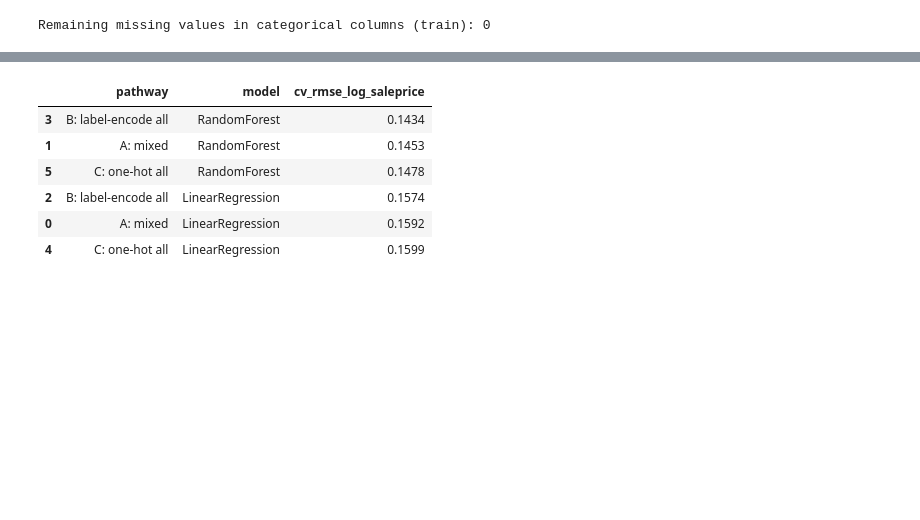
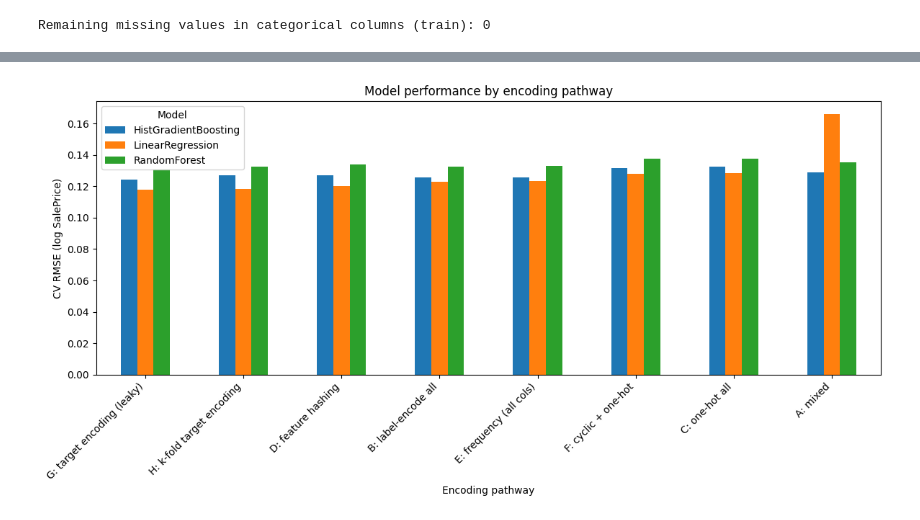
Before and after one commit to andikondazulu/feature-engineering-house-prices-, a Jupyter notebook: House price encoding.ipynb, the cells around one changed output, grey strips where cells are left out. Saved outputs shown, nothing was run; the diff lists cells and outputs as text; code cells hidden in the pictures; blank space fills up the shorter version.

```diff
--- a/House price encoding.ipynb
+++ b/House price encoding.ipynb
@@ -284,54 +335,19 @@ pd.DataFrame({
+# %%
+import matplotlib.pyplot as plt
+
+pivot = results_df.pivot(index='pathway', columns='model', values='cv_rmse_log_saleprice')
+pivot = pivot.reindex(results_df.groupby('pathway')['cv_rmse_log_saleprice'].min().sort_values().index)
+
+fig, ax = plt.subplots(figsize=(12, 6))
+pivot.plot(kind='bar', ax=ax)
+ax.set_ylabel('CV RMSE (log SalePrice)')
+ax.set_xlabel('Encoding pathway')
+ax.set_title('Model performance by encoding pathway')
+ax.legend(title='Model')
+plt.xticks(rotation=45, ha='right')
+plt.tight_layout()
+plt.show()
+# %% [output]
+[figure, added]
 # %%
-def prepare_features(df, target_column, id_column):
-    # 1. Separate features and target
-    X = df.drop(columns=[target_column, id_column], errors='ignore')
-    y = df[target_column]
-
-    # 2. Impute missing numbers
-    numeric_columns = X.select_dtypes(include=[np.number]).columns
-    if not numeric_columns.empty:
-        X[numeric_columns] = SimpleImputer(strategy='median').fit_transform(X[numeric_columns])
-
-    # 3. 🚨 FIX: Only keep numeric columns (drop unencoded text columns)
-    X = X[numeric_columns]
-
-    return X, y
-
-def evaluate_pathway(df, target_column, id_column, model, cv_folds=5, random_state=RANDOM_STATE):
-    X, y = prepare_features(df, target_column, id_column)
-    y_log = np.log1p(y)
-    cv = KFold(n_splits=cv_folds, shuffle=True, random_state=random_state)
-    scores = cross_val_score(model, X, y_log, cv=cv, scoring='neg_root_mean_squared_error')
-    return -scores.mean()
-
-pathways = {
-    'A: mixed': pathway_A_df,
-    'B: label-encode all': pathway_B_df,
-    'C: one-hot all': pathway_C_df,
-}
-
-models = {
-    'LinearRegression': LinearRegression(),
-    'RandomForest': RandomForestRegressor(n_estimators=200, random_state=RANDOM_STATE),
-}
-
-results = []
-for pathway_name, encoded_df in pathways.items():
-    for model_name, model in models.items():
-        rmse = evaluate_pathway(encoded_df, TARGET_COLUMN, ID_COLUMN, model)
-        results.append({
-            'pathway': pathway_name,
-            'model': model_name,
-            'cv_rmse_log_saleprice': round(rmse, 4)
-        })
-
-results_df = pd.DataFrame(results).sort_values('cv_rmse_log_saleprice')
-results_df
+results_df.to_csv('engineered_all_encodings_results.csv', index=False)
-# %% [output]
-|  | pathway | model | cv_rmse_log_saleprice |
-| 3 | B: label-encode all | RandomForest | 0.1434 |
-| 1 | A: mixed | RandomForest | 0.1453 |
-| 5 | C: one-hot all | RandomForest | 0.1478 |
-| 2 | B: label-encode all | LinearRegression | 0.1574 |
-| 0 | A: mixed | LinearRegression | 0.1592 |
-| 4 | C: one-hot all | LinearRegression | 0.1599 |
```
Also changed, not shown: parts of 19 cells of this notebook, 1 other file.
